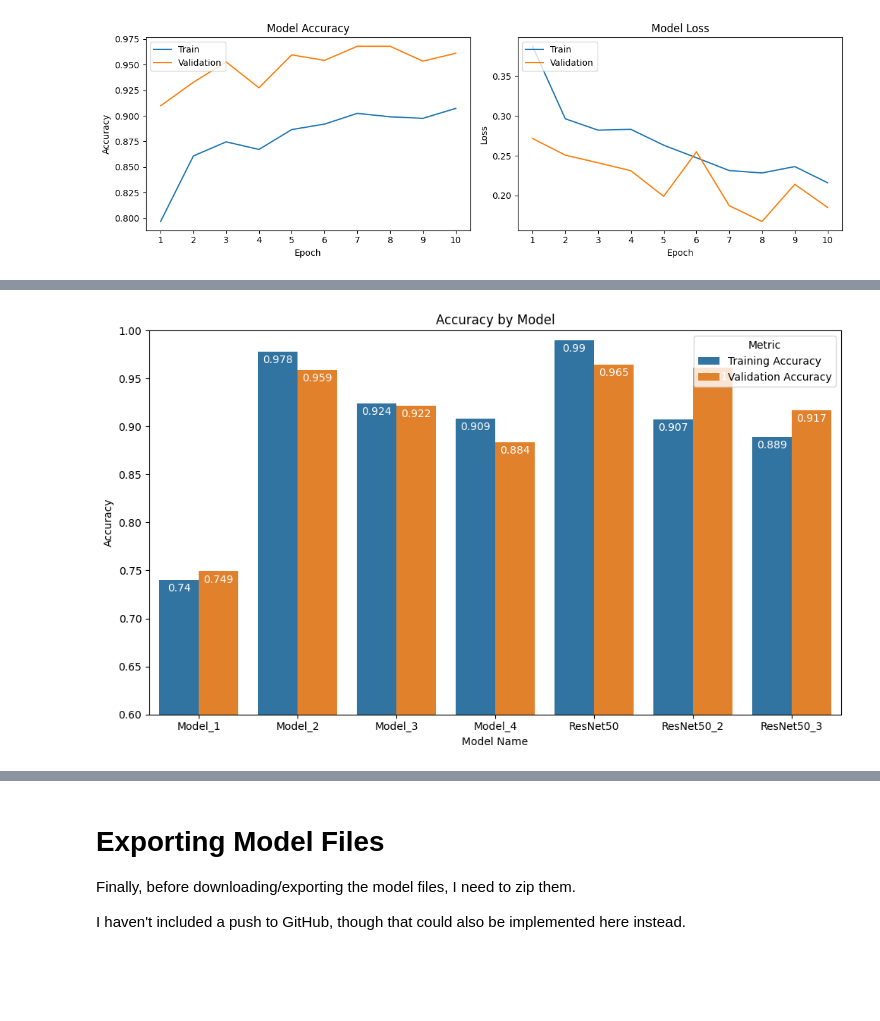
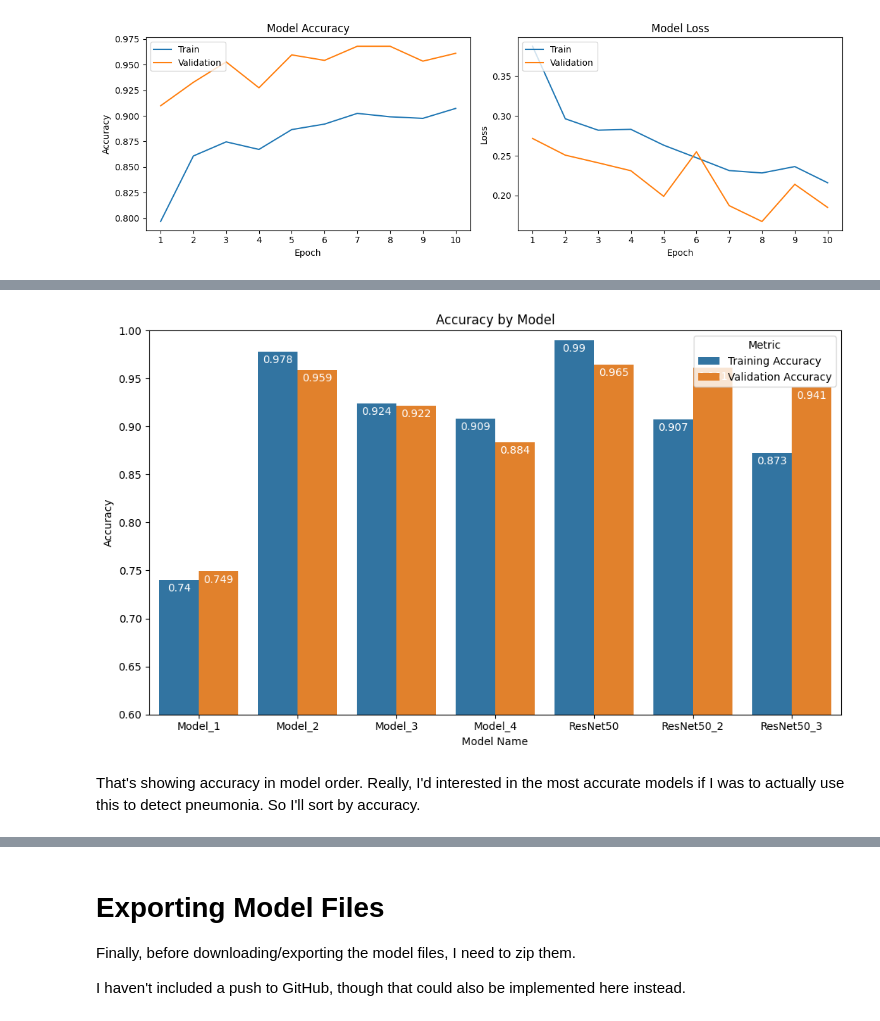
Before and after one commit to JosiahBeynon/detect-pneumonia-xray, a Jupyter notebook: Detect_Pneumonia_Using_X_Ray_Images_with_CNNs_and_Transfer_Learning.ipynb, the cells around one changed output, grey strips where cells are left out. Saved outputs shown, nothing was run; the diff lists cells and outputs as text; code cells hidden in the pictures; blank space fills up the shorter version.

```diff
--- a/Detect_Pneumonia_Using_X_Ray_Images_with_CNNs_and_Transfer_Learning.ipynb
+++ b/Detect_Pneumonia_Using_X_Ray_Images_with_CNNs_and_Transfer_Learning.ipynb
@@ -791,40 +863,42 @@ model_info_df
 # %%
 def plot_accuracy(df, vars, subtitle=''):
-    '''Plots the training, validation, and test accuracy for each model in df'''
+    '''Plots the specified accuracies (vars) for each model in df'''
     # Reshape the data from wide to long format
     melted_df = df.reset_index().melt(id_vars='Model Name',
                                       value_vars=vars,
                                       var_name='Metric',
                                       value_name='Accuracy')
 
     # Plot the vertical bar chart using Seaborn
     plt.figure(figsize=(10, 6))
     ax = sns.barplot(x='Model Name', y='Accuracy',
                      hue='Metric', data=melted_df, errorbar=None)
 
 
     # Set the title and axis labels
     plt.title('Accuracy by Model' + subtitle)
     plt.xlabel('Model Name')
     plt.ylabel('Accuracy')
     plt.ylim(0.6, 1)
     plt.tight_layout()
 
     # Add value labels to the bars
     for container in ax.containers:
         ax.bar_label(container, fmt='%.3g', label_type='edge',
                      padding=-13, color='white'
                      )
 
     # Display the plot
     plt.show()
 
 # Usage
 plot_accuracy(model_info_df,
               ['Training Accuracy', 'Validation Accuracy']
               )
 # %% [output]
-[figure, old version]
+[figure, new version]
+# %% [markdown]
+That's showing accuracy in model order. Really, I'd  interested in the most accurate models if I was to actually use this to detect pneumonia. So I'll sort by accuracy.
 # %%
 # Sort the DataFrame by test accuracy
 by_val = model_info_df.sort_values('Validation Accuracy')
```
Also changed, not shown: parts of 62 cells of this notebook.
